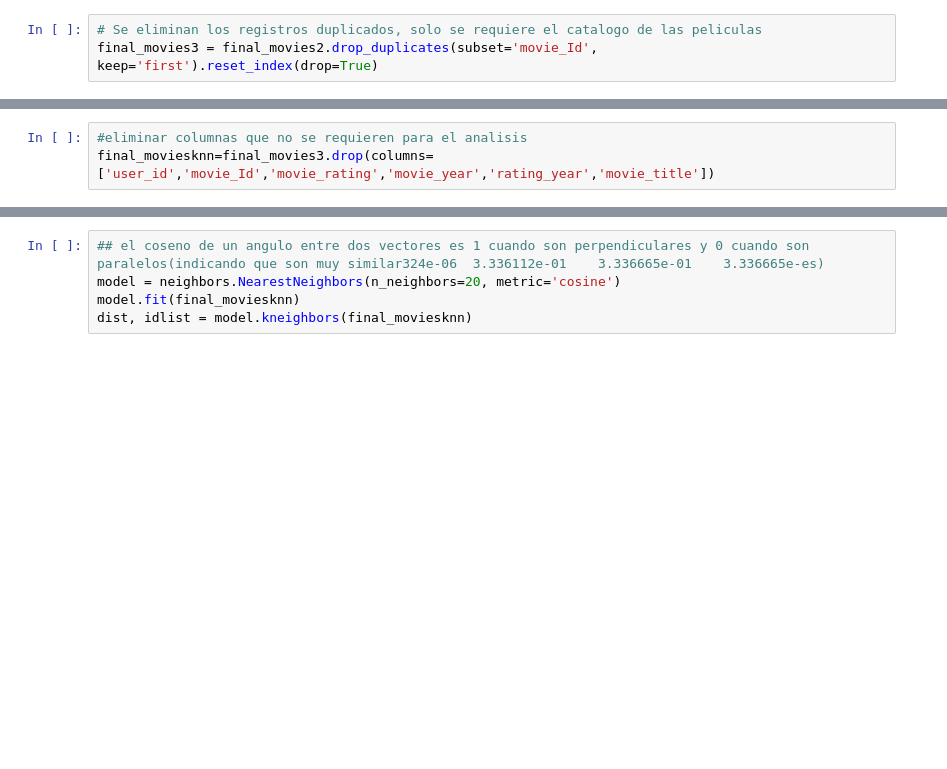
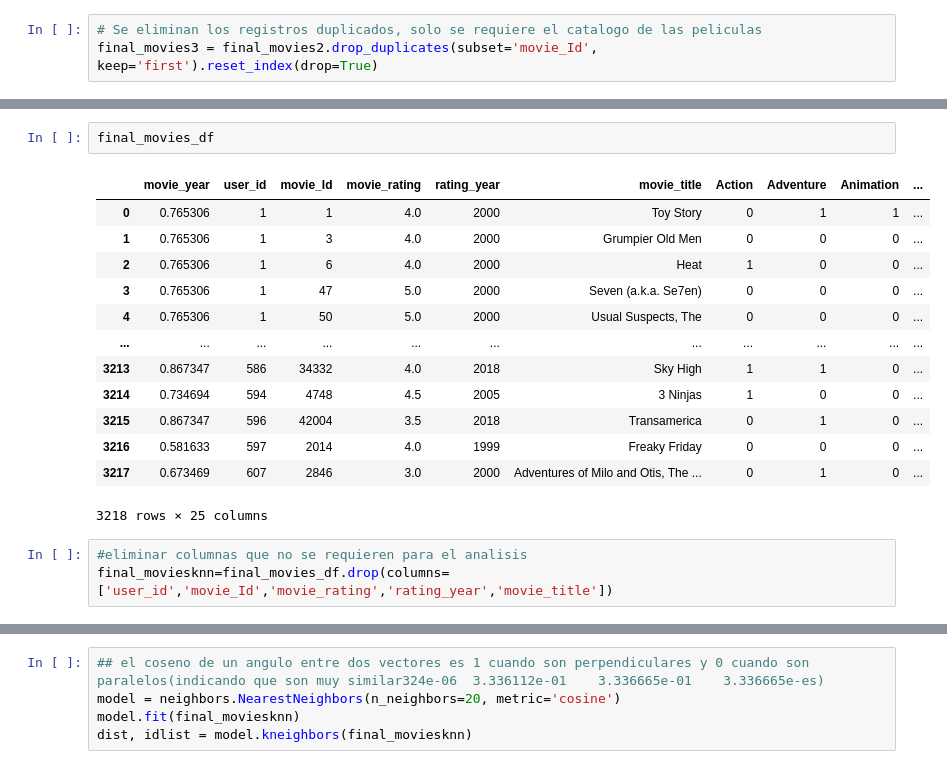
Before and after one commit to DanielMerkdo/ensayo, a Jupyter notebook: c_modelado_.ipynb, the cells around one changed output, grey strips where cells are left out. Drawn from its saved outputs; the diff is of its cells as text; blank space fills up the shorter version.

```diff
--- a/c_modelado_.ipynb
+++ b/c_modelado_.ipynb
@@ -198,6 +184,22 @@ final_movies3
+# %%
+final_movies_df
+# %% [output]
+|  | movie_year | user_id | movie_Id | movie_rating | rating_year | movie_title | Action | Adventure | Animation | ... |
+| 0 | 0.765306 | 1 | 1 | 4.0 | 2000 | Toy Story | 0 | 1 | 1 | ... |
+| 1 | 0.765306 | 1 | 3 | 4.0 | 2000 | Grumpier Old Men | 0 | 0 | 0 | ... |
+| 2 | 0.765306 | 1 | 6 | 4.0 | 2000 | Heat | 1 | 0 | 0 | ... |
+| 3 | 0.765306 | 1 | 47 | 5.0 | 2000 | Seven (a.k.a. Se7en) | 0 | 0 | 0 | ... |
+| 4 | 0.765306 | 1 | 50 | 5.0 | 2000 | Usual Suspects, The | 0 | 0 | 0 | ... |
+| ... | ... | ... | ... | ... | ... | ... | ... | ... | ... | ... |
+| 3213 | 0.867347 | 586 | 34332 | 4.0 | 2018 | Sky High | 1 | 1 | 0 | ... |
+| 3214 | 0.734694 | 594 | 4748 | 4.5 | 2005 | 3 Ninjas | 1 | 0 | 0 | ... |
+| 3215 | 0.867347 | 596 | 42004 | 3.5 | 2018 | Transamerica | 0 | 1 | 0 | ... |
+| 3216 | 0.581633 | 597 | 2014 | 4.0 | 1999 | Freaky Friday | 0 | 0 | 0 | ... |
+| 3217 | 0.673469 | 607 | 2846 | 3.0 | 2000 | Adventures of Milo and Otis, The ... | 0 | 1 | 0 | ... |
+3218 rows × 25 columns
 # %%
 #eliminar columnas que no se requieren para el analisis
-final_moviesknn=final_movies3.drop(columns=['user_id','movie_Id','movie_rating','movie_year','rating_year','movie_title'])
+final_moviesknn=final_movies_df.drop(columns=['user_id','movie_Id','movie_rating','rating_year','movie_title'])
 # %%
 final_moviesknn
 # %% [output]
```
Also changed, not shown: parts of 7 cells of this notebook, 5 other files.
